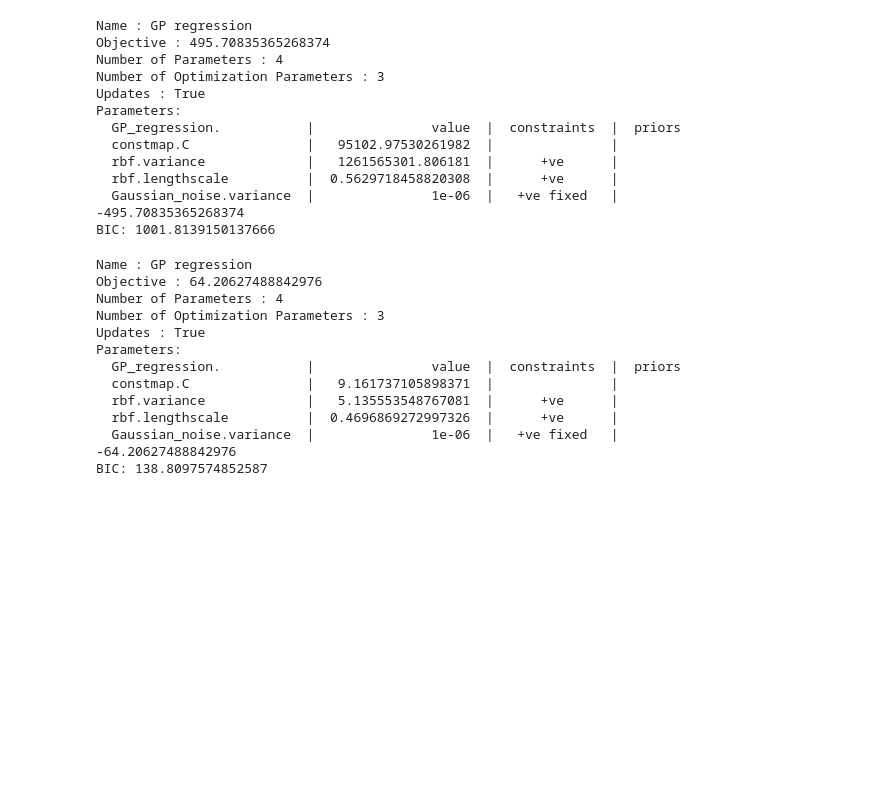
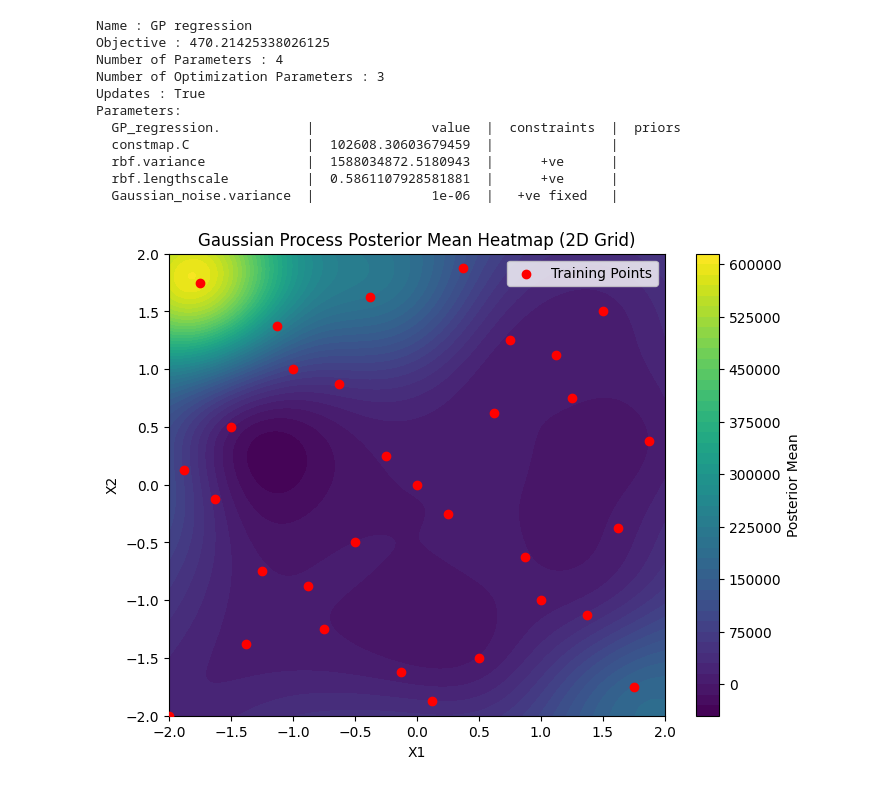
Before and after one commit to anthonychiang000/515project, a Jupyter notebook: model_fit/gp.ipynb, the cells around one changed output. Saved outputs shown, nothing was run; the diff lists cells and outputs as text; code cells hidden in the pictures; blank space fills up the shorter version.

Commit message:
modeling

```diff
--- a/model_fit/gp.ipynb
+++ b/model_fit/gp.ipynb
@@ -107,33 +64,37 @@ def fit_gaussian_gpy(X, y):
 # %%
-fit_gaussian_gpy(scaled_sobol_points, function_values.reshape(-1, 1))
+model = fit_gaussian_gpy(scaled_sobol_points, function_values.reshape(-1, 1))
 # %% [output]
 Name : GP regression
-Objective : 495.70835365268374
+Objective : 470.21425338026125
 Number of Parameters : 4
 Number of Optimization Parameters : 3
 Updates : True
 Parameters:
   GP_regression.           |               value  |  constraints  |  priors
-  constmap.C               |   95102.97530261982  |               |
-  rbf.variance             |   1261565301.806181  |      +ve      |
-  rbf.lengthscale          |  0.5629718458820308  |      +ve      |
+  constmap.C               |  102608.30603679459  |               |
+  rbf.variance             |  1588034872.5180943  |      +ve      |
+  rbf.lengthscale          |  0.5861107928581881  |      +ve      |
   Gaussian_noise.variance  |               1e-06  |   +ve fixed   |
--495.70835365268374
-BIC: 1001.8139150137666
-# %%
-function_values_log = np.log(function_values)
-fit_gaussian_gpy(scaled_sobol_points, function_values_log.reshape(-1, 1))
-# %% [output]
-Name : GP regression
-Objective : 64.20627488842976
-Number of Parameters : 4
-Number of Optimization Parameters : 3
-Updates : True
-Parameters:
-  GP_regression.           |               value  |  constraints  |  priors
-  constmap.C               |   9.161737105898371  |               |
-  rbf.variance             |   5.135553548767081  |      +ve      |
-  rbf.lengthscale          |  0.4696869272997326  |      +ve      |
-  Gaussian_noise.variance  |               1e-06  |   +ve fixed   |
--64.20627488842976
-BIC: 138.8097574852587
+# %%
+x1_grid = np.linspace(-2, 2, 1000)
+x2_grid = np.linspace(-2, 2, 1000)
+X1, X2 = np.meshgrid(x1_grid, x2_grid)
+X_grid = np.vstack((X1.ravel(), X2.ravel())).T  # Reshape into a 2D array (1000000, 2)
+# Make predictions (posterior mean and variance) on the grid
+y_pred, y_var = model.predict(X_grid)
+y_std = np.sqrt(y_var)
+# Reshape the predictions back to the grid shape
+y_pred_grid = y_pred.reshape(1000, 1000)
+
+# Plot the posterior mean as a heatmap
+plt.figure(figsize=(8, 6))
+plt.contourf(X1, X2, y_pred_grid, 50, cmap="viridis")
+plt.colorbar(label='Posterior Mean')
+plt.scatter(scaled_sobol_points[:, 0], scaled_sobol_points[:, 1], color='red', zorder=10, label='Training Points')
+plt.title("Gaussian Process Posterior Mean Heatmap (2D Grid)")
+plt.xlabel("X1")
+plt.ylabel("X2")
+plt.legend()
+plt.show()
+# %% [output]
+[figure, added]
```
Also changed, not shown: parts of 8 cells of this notebook, 10 other files.
